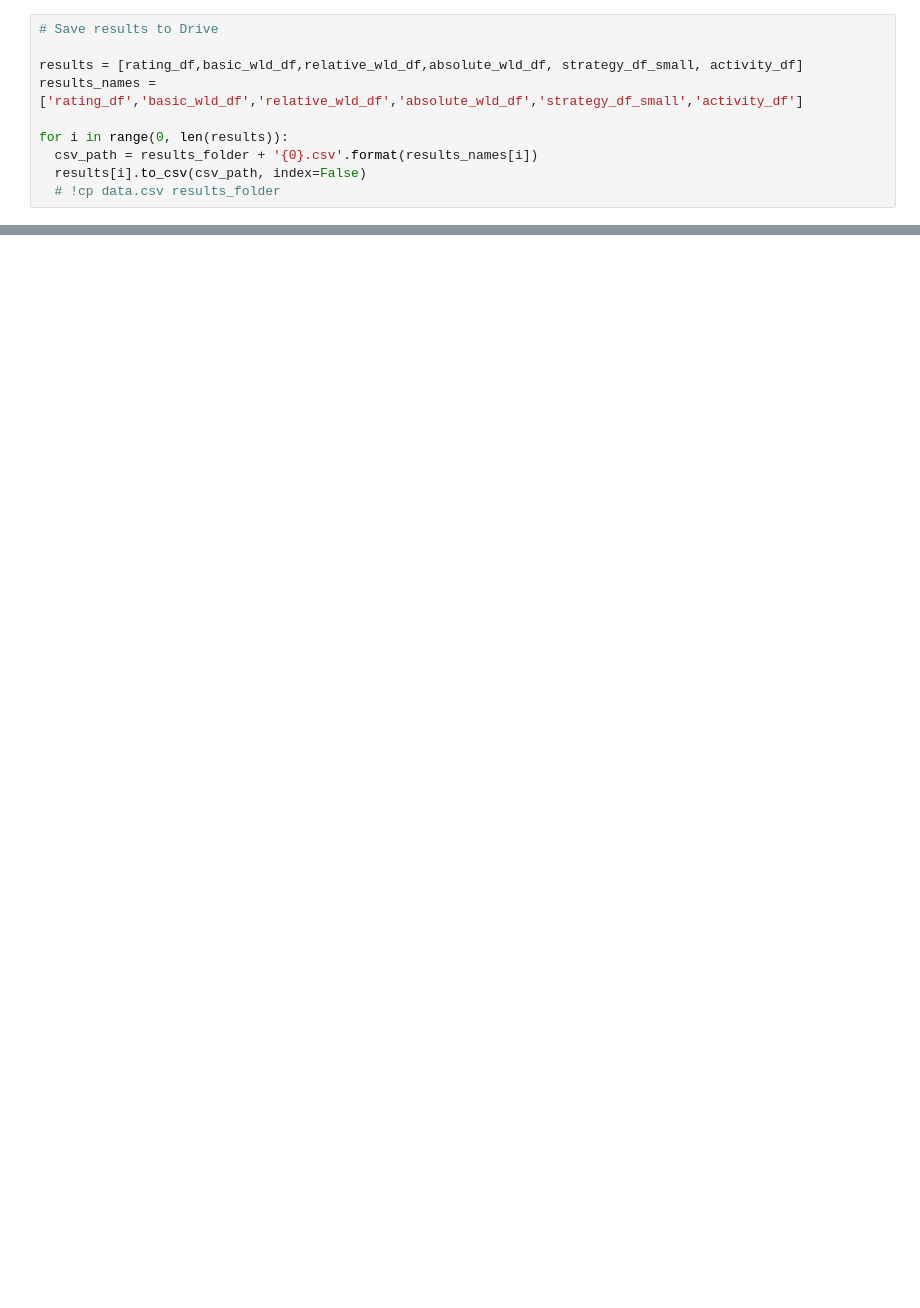
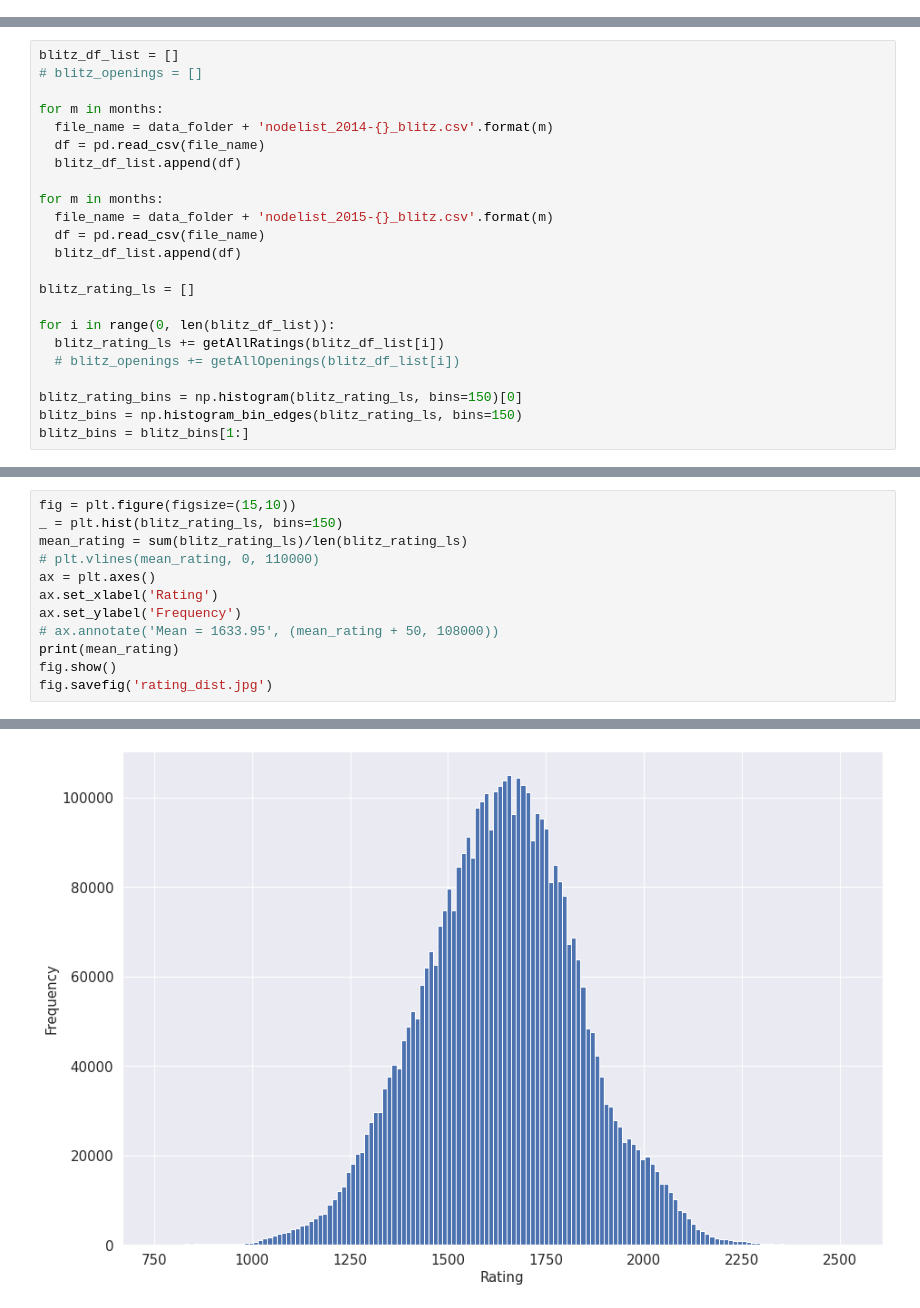
Before and after one commit to azizanwazir/comp0138_chess, a Jupyter notebook: comp0138.ipynb, the cells around one changed output, grey strips where cells are left out. Saved outputs shown, nothing was run; the diff lists cells and outputs as text; blank space fills up the shorter version.

```diff
--- a/comp0138.ipynb
+++ b/comp0138.ipynb
@@ -779,10 +0,0 @@ activity_df = pd.DataFrame(columns=new_cols, data=new_rows)
-# %%
-# Save results to Drive
-
-results = [rating_df,basic_wld_df,relative_wld_df,absolute_wld_df, strategy_df_small, activity_df]
-results_names = ['rating_df','basic_wld_df','relative_wld_df','absolute_wld_df','strategy_df_small','activity_df']
-
-for i in range(0, len(results)):
-  csv_path = results_folder + '{0}.csv'.format(results_names[i])
-  results[i].to_csv(csv_path, index=False)
-  # !cp data.csv results_folder
@@ -1073,0 +859,23 @@ This stage is concerned with the potential value of the project. This looks into
+# %%
+blitz_df_list = []
+# blitz_openings = []
+
+for m in months:
+  file_name = data_folder + 'nodelist_2014-{}_blitz.csv'.format(m)
+  df = pd.read_csv(file_name)
+  blitz_df_list.append(df)
+
+for m in months:
+  file_name = data_folder + 'nodelist_2015-{}_blitz.csv'.format(m)
+  df = pd.read_csv(file_name)
+  blitz_df_list.append(df)
+
+blitz_rating_ls = []
+
+for i in range(0, len(blitz_df_list)):
+  blitz_rating_ls += getAllRatings(blitz_df_list[i])
+  # blitz_openings += getAllOpenings(blitz_df_list[i])
+
+blitz_rating_bins = np.histogram(blitz_rating_ls, bins=150)[0]
+blitz_bins = np.histogram_bin_edges(blitz_rating_ls, bins=150)
+blitz_bins = blitz_bins[1:]
@@ -1073,0 +893,13 @@ This stage is concerned with the potential value of the project. This looks into
+# %%
+fig = plt.figure(figsize=(15,10))
+_ = plt.hist(blitz_rating_ls, bins=150)
+mean_rating = sum(blitz_rating_ls)/len(blitz_rating_ls)
+# plt.vlines(mean_rating, 0, 110000)
+ax = plt.axes()
+ax.set_xlabel('Rating')
+ax.set_ylabel('Frequency')
+# ax.annotate('Mean = 1633.95', (mean_rating + 50, 108000))
+print(mean_rating)
+fig.show()
+fig.savefig('rating_dist.jpg')
+# %% [output]
@@ -1073,0 +907 @@ This stage is concerned with the potential value of the project. This looks into
+[figure, added]
```
Also changed, not shown: parts of 153 cells of this notebook, 55 other files.
